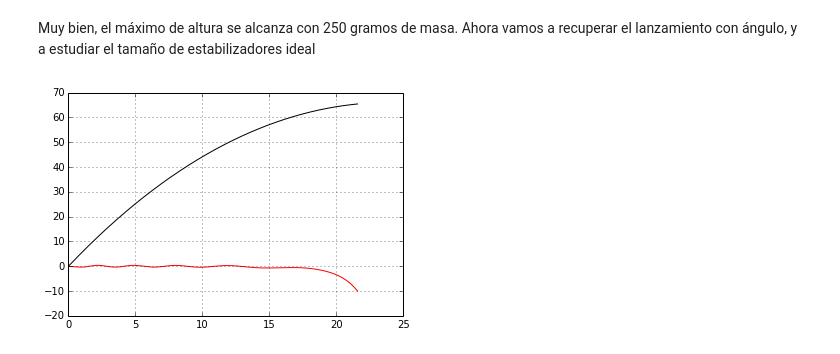
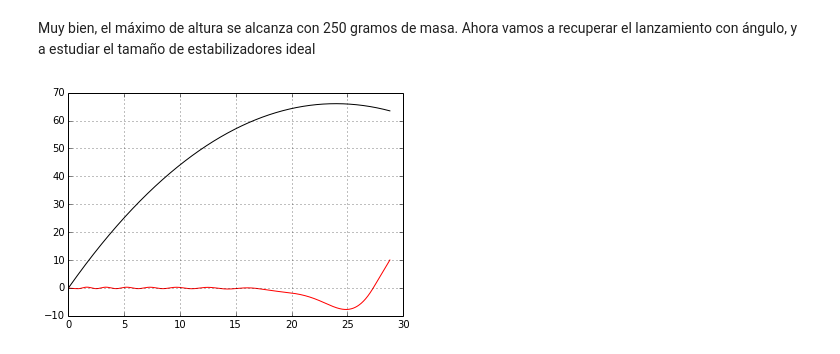
Before and after one commit to sanguinariojoe/gmv-rocket, a Jupyter notebook: main.ipynb, the cells around one changed output. Drawn from its saved outputs; the diff is of its cells as text; code cells hidden in the pictures.

Commit message:
Increased the wings size

```diff
--- a/main.ipynb
+++ b/main.ipynb
@@ -1394,7 +1394,7 @@ FAIL (Z = 68 m)
 Muy bien, el máximo de altura se alcanza con 250 gramos de masa. Ahora vamos a recuperar el lanzamiento con ángulo, y a estudiar el tamaño de estabilizadores ideal
 # %%
 # Again we are performing an initial shot to can start (with a minimum wing)
-w_wing = 0.001
+w_wing = 0.005
 
 # Setup the propeller
 bottle_test = propeller(geom_z, geom_r, z_FS, p)
@@ -1418,33 +1418,33 @@ wings_test.append(wing(wing_z, wing_r, alphao, 0.0 * CLo, CDo))
 
 # Generate the rocket
 rocket_test = rocket(__ANGLE__, mass, I, cog, bottle_test, hull_test, wings_test)
 
 t = [0.0]
 x = [rocket_test.P[0]]
 z = [rocket_test.P[1]]
 a = [0.0]
 while rocket_test.P[1] > 0.0:
     if rocket_test.p.water.z > 0.0:
         dt = DT
     else:
         dt = DT_BIG
     rocket_test.update(DT)
     t.append(t[-1] + DT)
     x.append(rocket_test.P[0])
     z.append(rocket_test.P[1])
     a.append(rocket_test.alpha)
     if rocket_test.alpha > np.radians(10.0) or rocket_test.alpha < -np.radians(10.0):
         break
 plot(x, z, 'k-')
 plot(x, np.degrees(a), 'r-')
 grid()
 
 # Store the result
 wing_max = w_wing
 x_max = x[-1]
 ww = [wing_max]
 xx = [x_max]
 # %% [output]
-[figure, old version]
+[figure, new version]
 # %%
 # Now we can start checking configurations with other masses
```
Also changed, not shown: parts of 3 cells of this notebook, 1 other file.
